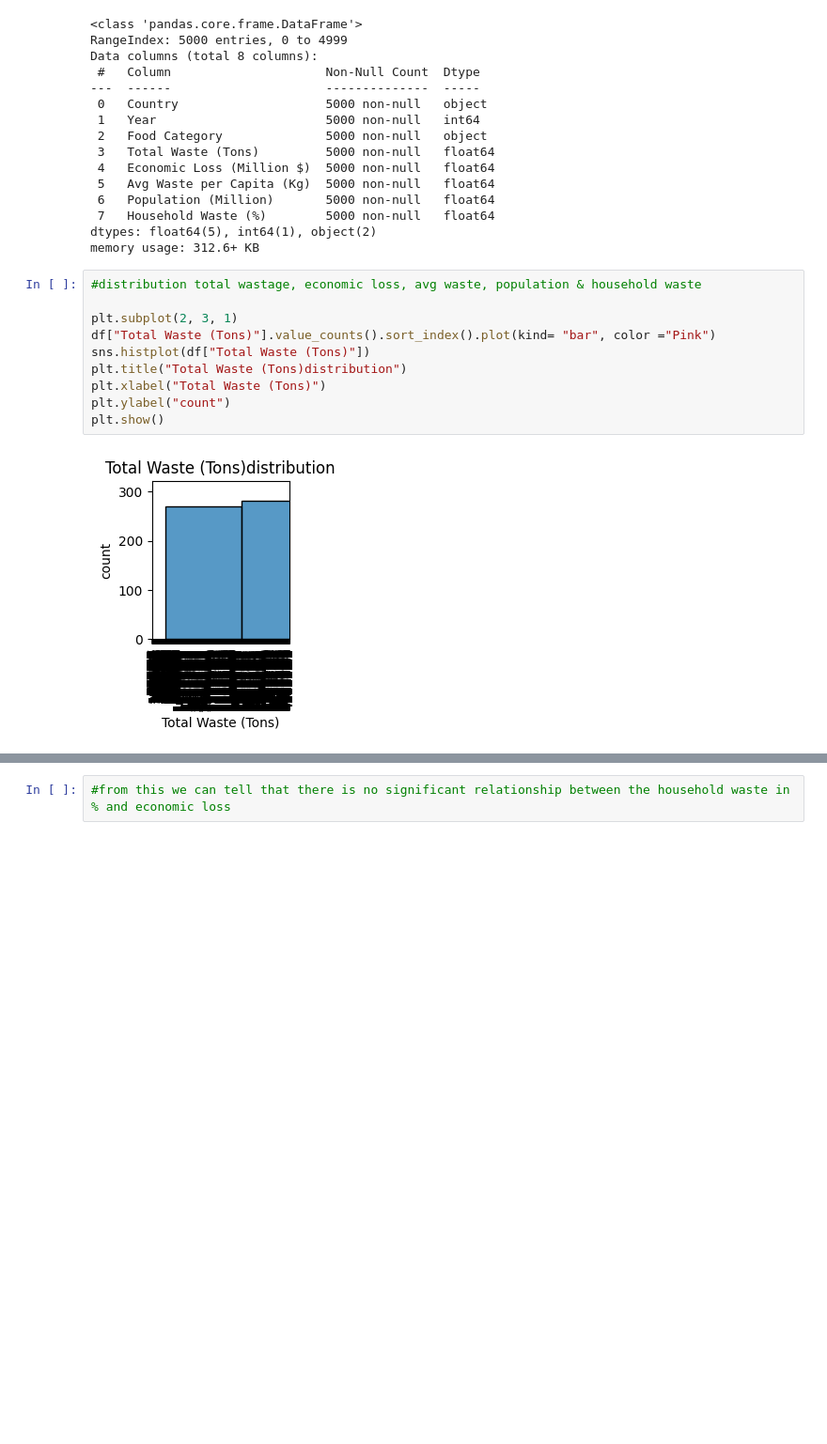
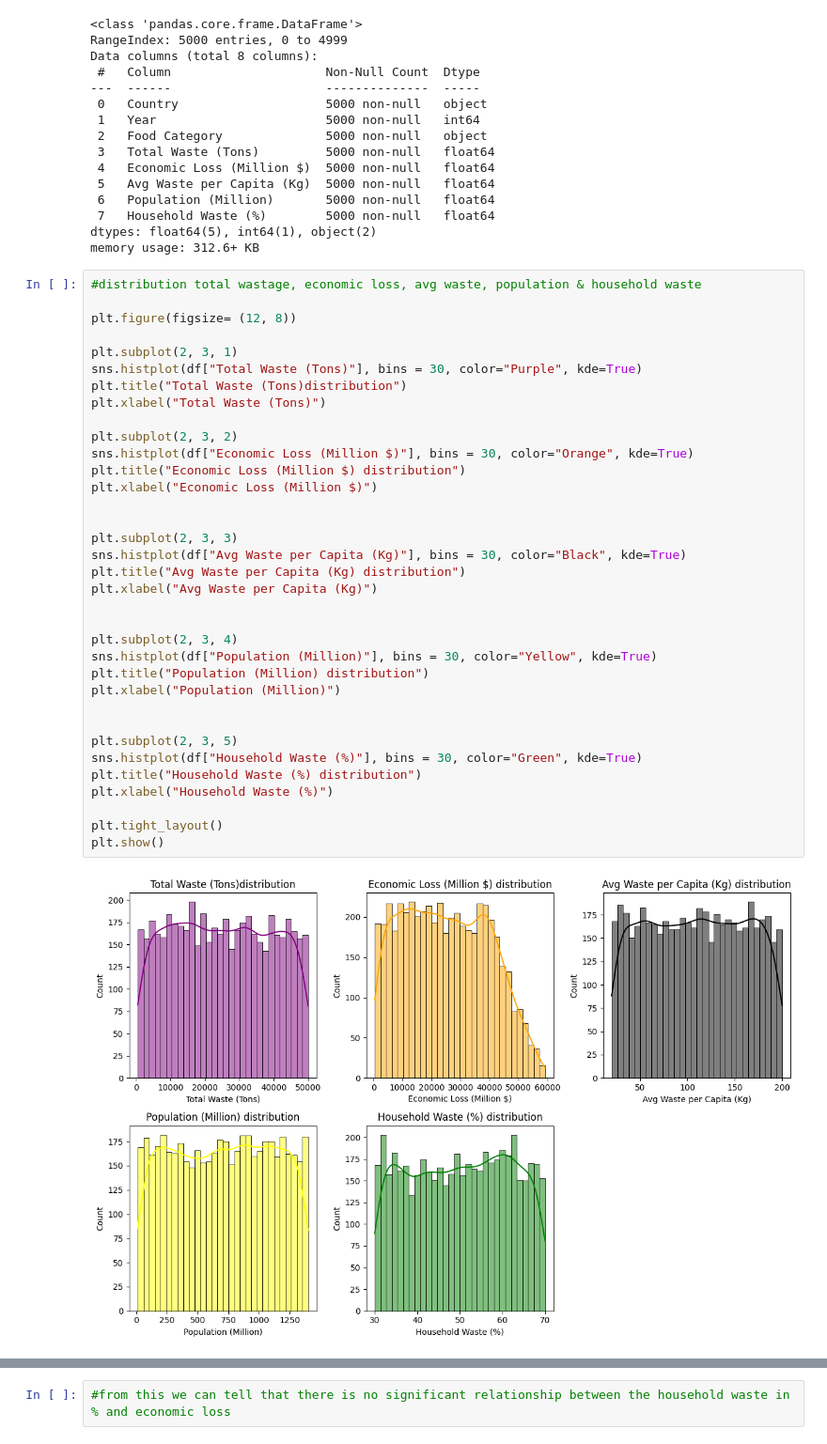
Before and after one commit to Yihuiny/Global-Food-Wastage, a Jupyter notebook: foodwastageproject.ipynb, the cells around one changed output, grey strips where cells are left out. Shown at 94% size. Saved outputs shown, nothing was run; the diff lists cells and outputs as text; blank space fills up the shorter version.

```diff
--- a/foodwastageproject.ipynb
+++ b/foodwastageproject.ipynb
@@ -248,15 +246,40 @@ Data columns (total 8 columns):
  7   Household Waste (%)        5000 non-null   float64
 dtypes: float64(5), int64(1), object(2)
 memory usage: 312.6+ KB
-# %%
-#distribution total wastage, economic loss, avg waste, population & household waste
-
-plt.subplot(2, 3, 1)
-df["Total Waste (Tons)"].value_counts().sort_index().plot(kind= "bar", color ="Pink")
-sns.histplot(df["Total Waste (Tons)"])
-plt.title("Total Waste (Tons)distribution")
-plt.xlabel("Total Waste (Tons)")
-plt.ylabel("count")
-plt.show()
-# %% [output]
-[figure, removed]
+# %%
+#distribution total wastage, economic loss, avg waste, population & household waste
+
+plt.figure(figsize= (12, 8))
+
+plt.subplot(2, 3, 1)
+sns.histplot(df["Total Waste (Tons)"], bins = 30, color="Purple", kde=True)
+plt.title("Total Waste (Tons)distribution")
+plt.xlabel("Total Waste (Tons)")
+
+plt.subplot(2, 3, 2)
+sns.histplot(df["Economic Loss (Million $)"], bins = 30, color="Orange", kde=True)
+plt.title("Economic Loss (Million $) distribution")
+plt.xlabel("Economic Loss (Million $)")
+
+
+plt.subplot(2, 3, 3)
+sns.histplot(df["Avg Waste per Capita (Kg)"], bins = 30, color="Black", kde=True)
+plt.title("Avg Waste per Capita (Kg) distribution")
+plt.xlabel("Avg Waste per Capita (Kg)")
+
+
+plt.subplot(2, 3, 4)
+sns.histplot(df["Population (Million)"], bins = 30, color="Yellow", kde=True)
+plt.title("Population (Million) distribution")
+plt.xlabel("Population (Million)")
+
+
+plt.subplot(2, 3, 5)
+sns.histplot(df["Household Waste (%)"], bins = 30, color="Green", kde=True)
+plt.title("Household Waste (%) distribution")
+plt.xlabel("Household Waste (%)")
+
+plt.tight_layout()
+plt.show()
+# %% [output]
+[figure, added]
```
Also changed, not shown: parts of 3 cells of this notebook.
